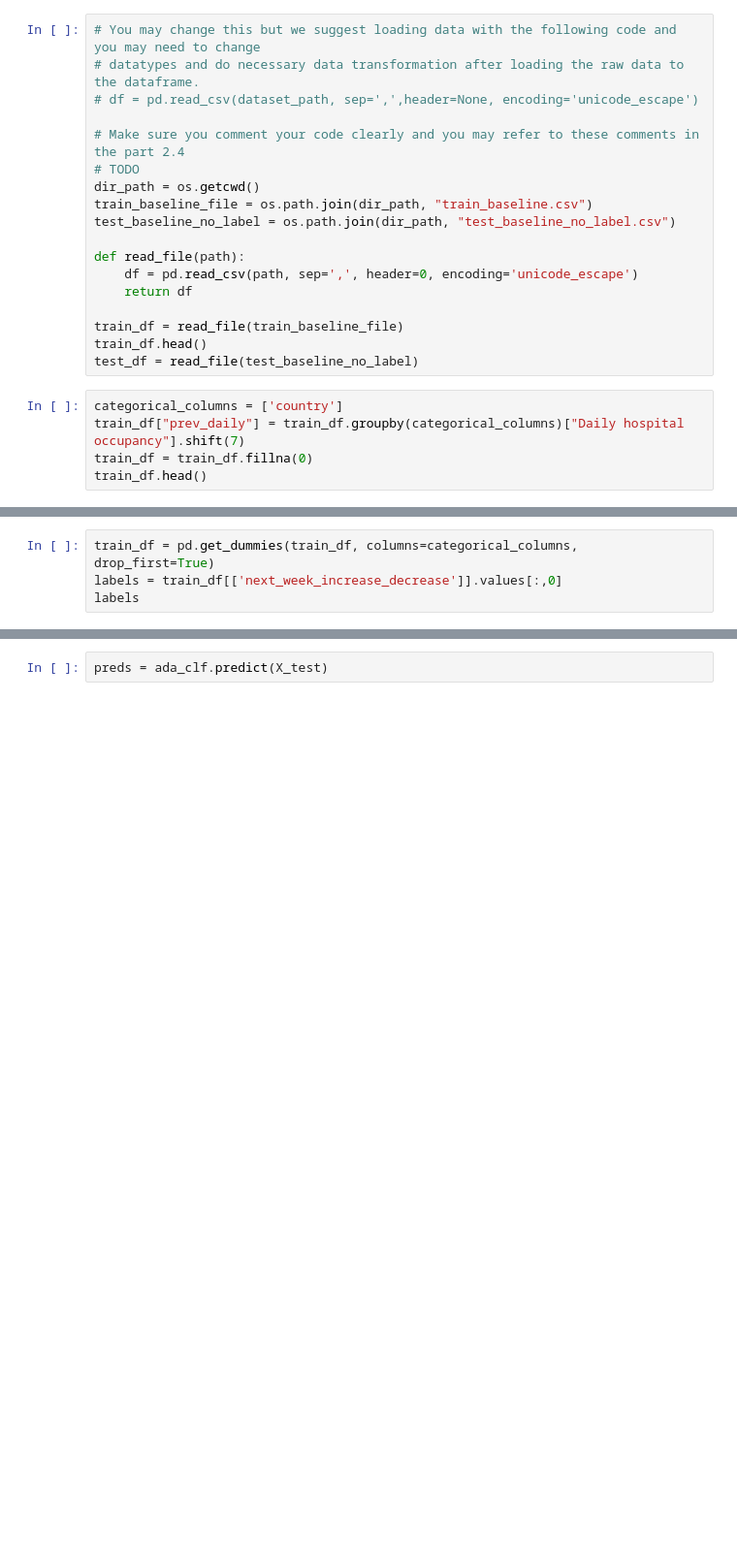
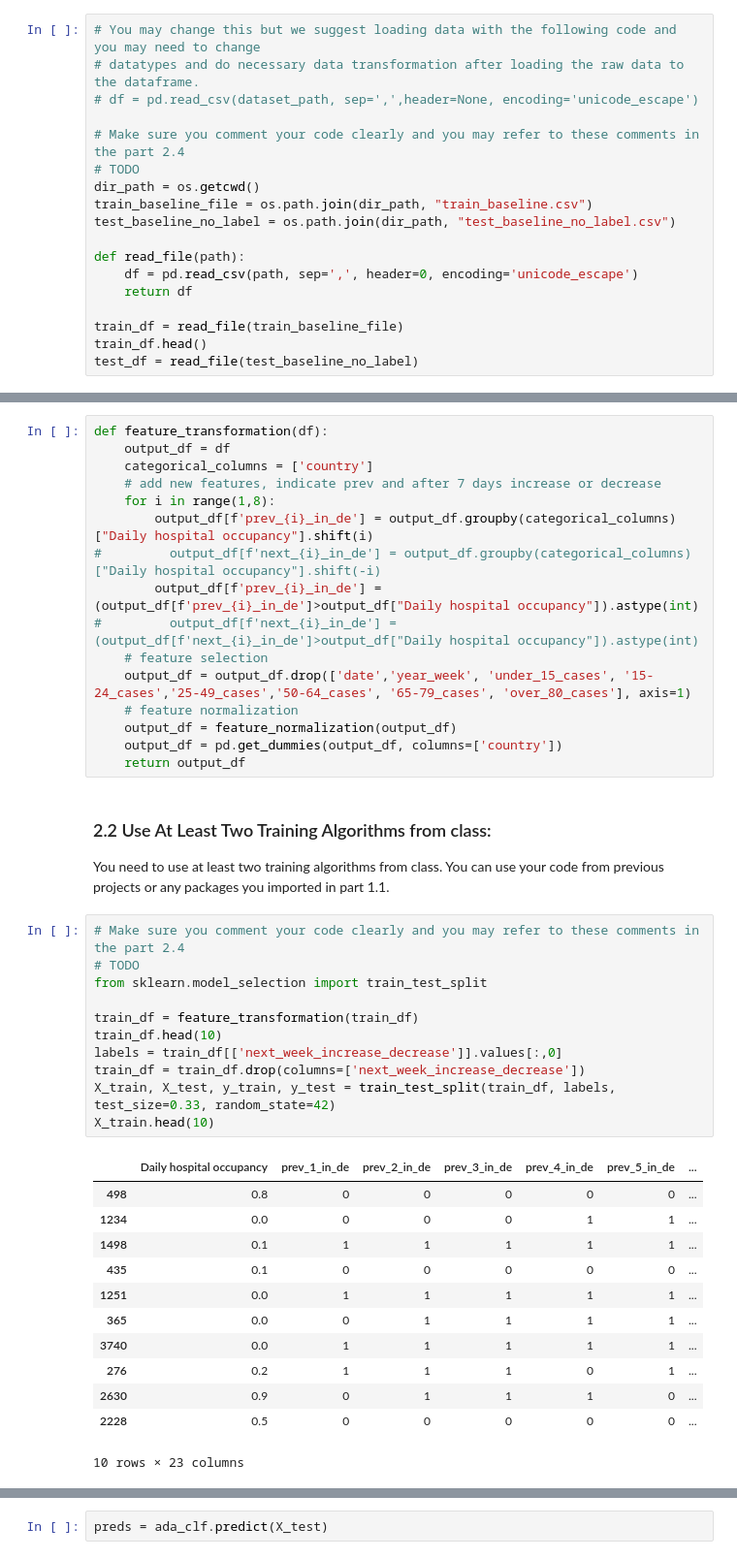
Before and after one commit to syhdd/cs_4780_final, a Jupyter notebook: CS 4780 Final Project Student Template.ipynb, the cells around one changed output, grey strips where cells are left out. Shown at 97% size. Saved outputs shown, nothing was run; the diff lists cells and outputs as text; blank space fills up the shorter version.

```diff
--- a/CS 4780 Final Project Student Template.ipynb
+++ b/CS 4780 Final Project Student Template.ipynb
@@ -70,8 +70,3 @@ def read_file(path):
 train_df = read_file(train_baseline_file)
 train_df.head()
 test_df = read_file(test_baseline_no_label)
-# %%
-categorical_columns = ['country']
-train_df["prev_daily"] = train_df.groupby(categorical_columns)["Daily hospital occupancy"].shift(7)
-train_df = train_df.fillna(0)
-train_df.head()
@@ -85,4 +72,0 @@ train_df.head()
-# %%
-train_df = pd.get_dummies(train_df, columns=categorical_columns, drop_first=True)
-labels = train_df[['next_week_increase_decrease']].values[:,0]
-labels
@@ -111,0 +95,43 @@ X_train.head(10)
+# %%
+def feature_transformation(df):
+    output_df = df
+    categorical_columns = ['country']
+    # add new features, indicate prev and after 7 days increase or decrease
+    for i in range(1,8):
+        output_df[f'prev_{i}_in_de'] = output_df.groupby(categorical_columns)["Daily hospital occupancy"].shift(i)
+#         output_df[f'next_{i}_in_de'] = output_df.groupby(categorical_columns)["Daily hospital occupancy"].shift(-i)
+        output_df[f'prev_{i}_in_de'] = (output_df[f'prev_{i}_in_de']>output_df["Daily hospital occupancy"]).astype(int)
+#         output_df[f'next_{i}_in_de'] = (output_df[f'next_{i}_in_de']>output_df["Daily hospital occupancy"]).astype(int)
+    # feature selection
+    output_df = output_df.drop(['date','year_week', 'under_15_cases', '15-24_cases','25-49_cases','50-64_cases', '65-79_cases', 'over_80_cases'], axis=1)
+    # feature normalization
+    output_df = feature_normalization(output_df)
+    output_df = pd.get_dummies(output_df, columns=['country'])
+    return output_df
+# %% [markdown]
+<h3>2.2 Use At Least Two Training Algorithms from class:</h3><p>
+You need to use at least two training algorithms from class. You can use your code from previous projects or any packages you imported in part 1.1.
+# %%
+# Make sure you comment your code clearly and you may refer to these comments in the part 2.4
+# TODO
+from sklearn.model_selection import train_test_split
+
+train_df = feature_transformation(train_df)
+train_df.head(10)
+labels = train_df[['next_week_increase_decrease']].values[:,0]
+train_df = train_df.drop(columns=['next_week_increase_decrease'])
+X_train, X_test, y_train, y_test = train_test_split(train_df, labels, test_size=0.33, random_state=42)
+X_train.head(10)
+# %% [output]
+|  | Daily hospital occupancy | prev_1_in_de | prev_2_in_de | prev_3_in_de | prev_4_in_de | prev_5_in_de | ... |
+| 498 | 0.8 | 0 | 0 | 0 | 0 | 0 | ... |
+| 1234 | 0.0 | 0 | 0 | 0 | 1 | 1 | ... |
+| 1498 | 0.1 | 1 | 1 | 1 | 1 | 1 | ... |
+| 435 | 0.1 | 0 | 0 | 0 | 0 | 0 | ... |
+| 1251 | 0.0 | 1 | 1 | 1 | 1 | 1 | ... |
+| 365 | 0.0 | 0 | 1 | 1 | 1 | 1 | ... |
+| 3740 | 0.0 | 1 | 1 | 1 | 1 | 1 | ... |
+| 276 | 0.2 | 1 | 1 | 1 | 0 | 1 | ... |
+| 2630 | 0.9 | 0 | 1 | 1 | 1 | 0 | ... |
+| 2228 | 0.5 | 0 | 0 | 0 | 0 | 0 | ... |
+10 rows × 23 columns
```
Also changed, not shown: parts of 55 cells of this notebook.
